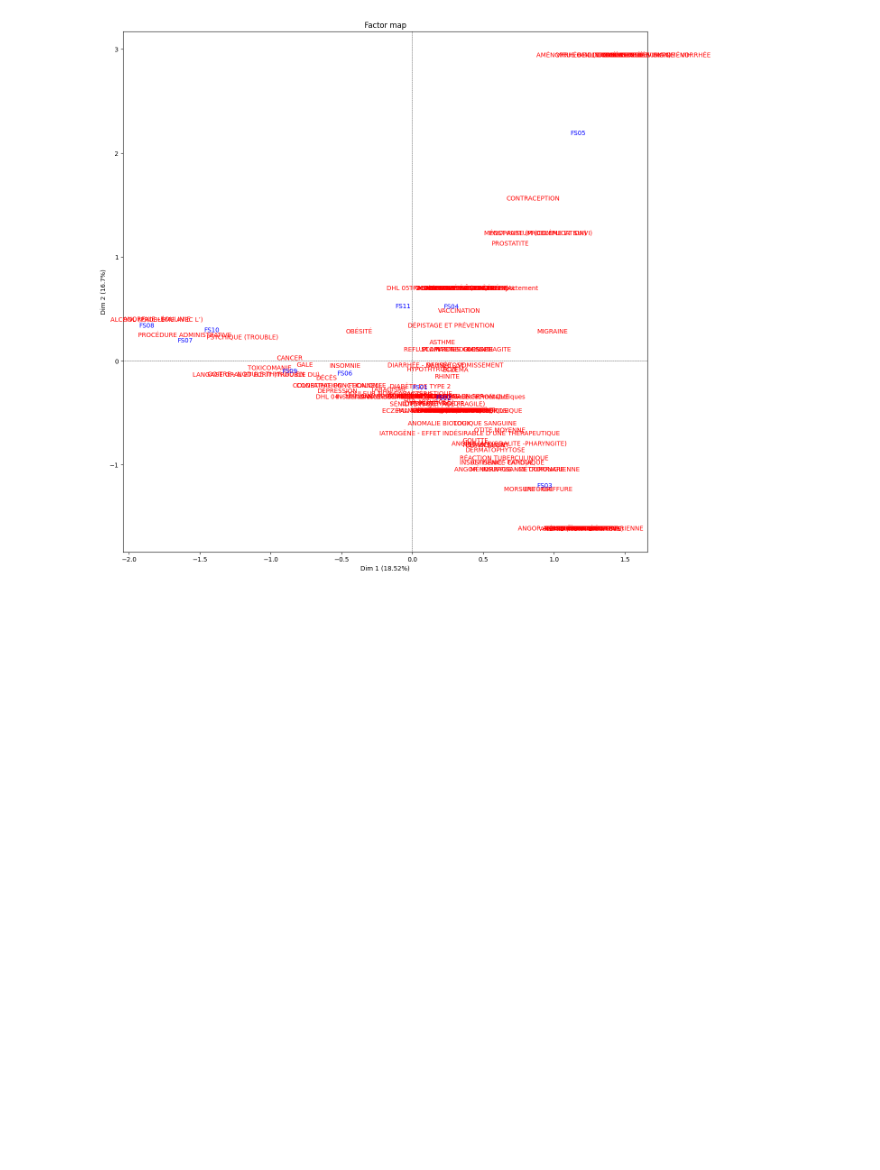
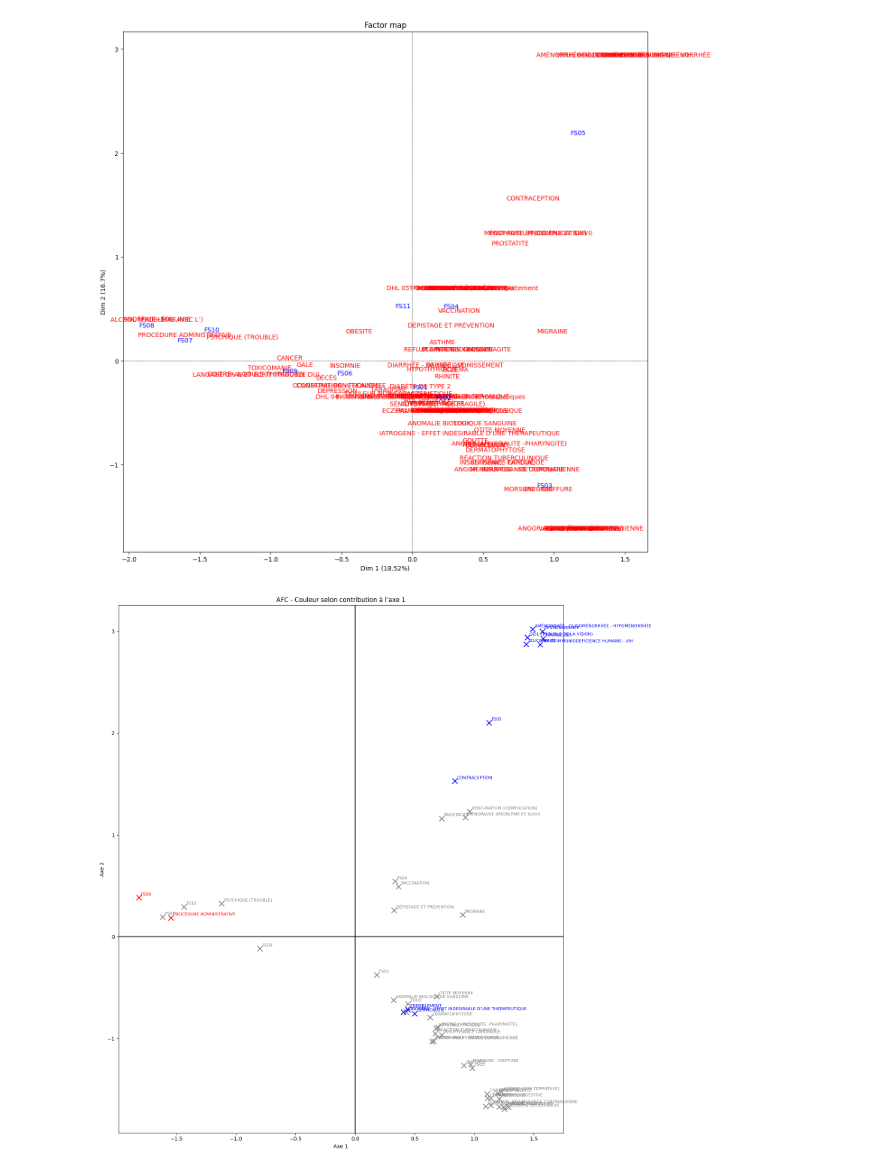
Before and after one commit to ClemBouy/stat, a Jupyter notebook: These_Alienor&Laurene/08_FS_RC.ipynb, the cells around one changed output. Cells and saved outputs as stored; diff of their text form; code cells hidden in the pictures; blank space fills up the shorter version.

```diff
--- a/These_Alienor&Laurene/08_FS_RC.ipynb
+++ b/These_Alienor&Laurene/08_FS_RC.ipynb
@@ -309,3 +309,90 @@ my_ca.mapping(1, 2, figsize=(15, 15))
 [figure]
 [figure]
 [figure]
+# %%
+# AFC
+model = CA(n_components=2)
+model.fit(data_factor.values)
+
+cos2_seuil = 0.2
+contrib_seuil = 3
+
+# Coordonnées
+row_coords = model.row_coord_
+col_coords = model.col_coord_
+
+# Définir un niveau de jitter (ajustable)
+jitter_strength = 0.1
+
+# Appliquer un jitter aux coordonnées
+x_jittered = row_coords[i, 0] + np.random.uniform(-jitter_strength, jitter_strength)
+y_jittered = row_coords[i, 1] + np.random.uniform(-jitter_strength, jitter_strength)
+
+# cos² pour l'axe 1
+row_cos2 = model.row_cos2_[:, 0]
+col_cos2 = model.col_cos2_[:, 0]
+
+# Contributions à l'axe 1 (0)
+row_contrib = model.row_contrib_[:, 0]
+col_contrib = model.col_contrib_[:, 0]
+
+# Tracé
+fig, ax = plt.subplots(figsize=(15, 15))
+
+# Modalités lignes (cercles)
+for i, label in enumerate(data_factor.index):
+    cos2_axe1 = model.row_cos2_[i, 0]
+    cos2_axe2 = model.row_cos2_[i, 1]
+    contrib_axe1 = model.row_contrib_[i, 0]
+    contrib_axe2 = model.row_contrib_[i, 1]
+
+    if (cos2_axe1 > cos2_seuil or cos2_axe2 > cos2_seuil or
+        contrib_axe1 > contrib_seuil or contrib_axe2 > contrib_seuil):
+
+        color = 'red' if cos2_axe1 > 0.5 else 'blue' if cos2_axe2 > 0.5 else 'gray'
+
+        # Appliquer le jitter
+        x = row_coords[i, 0] + np.random.uniform(-jitter_strength, jitter_strength)
+        y = row_coords[i, 1] + np.random.uniform(-jitter_strength, jitter_strength)
+
+        ax.scatter(x, y, color=color, marker='x', s=100)
+        ax.text(x + 0.02, y + 0.02, label, color=color, fontsize=8)
+
+# Modalités colonnes (triangles)
+for i, label in enumerate(data_factor.columns):
+    cos2_axe1 = model.col_cos2_[i, 0]
+    cos2_axe2 = model.col_cos2_[i, 1]
+    contrib_axe1 = model.col_contrib_[i, 0]
+    contrib_axe2 = model.col_contrib_[i, 1]
+
+    if (cos2_axe1 > cos2_seuil or cos2_axe2 > cos2_seuil or
+        contrib_axe1 > contrib_seuil or contrib_axe2 > contrib_seuil):
+
+        # Déterminer la couleur
+        if cos2_axe1 > 0.5:
+            color = 'red'
+        elif cos2_axe2 > 0.5:
+            color = 'blue'
+        else:
+            color = 'gray'
+
+        # Ajouter jitter
+        x = model.col_coord_[i, 0] + np.random.uniform(-jitter_strength, jitter_strength)
+        y = model.col_coord_[i, 1] + np.random.uniform(-jitter_strength, jitter_strength)
+
+        # Tracer le point et le label
+        ax.scatter(x, y, color=color, marker='x', s=100)
+        ax.text(x + 0.02, y + 0.02, label, color=color, fontsize=8)
+
+
+# Axes et style
+ax.axhline(0, color='black', linestyle='-', linewidth=1.5)
+ax.axvline(0, color='black', linestyle='-', linewidth=1.5)
+ax.set_title("AFC - Couleur selon contribution à l'axe 1")
+ax.set_xlabel('Axe 1')
+ax.set_ylabel('Axe 2')
+plt.grid(False)
+plt.tight_layout()
+plt.show()
+# %% [output]
+[figure, added]
```
Also changed, not shown: 5 other files.
